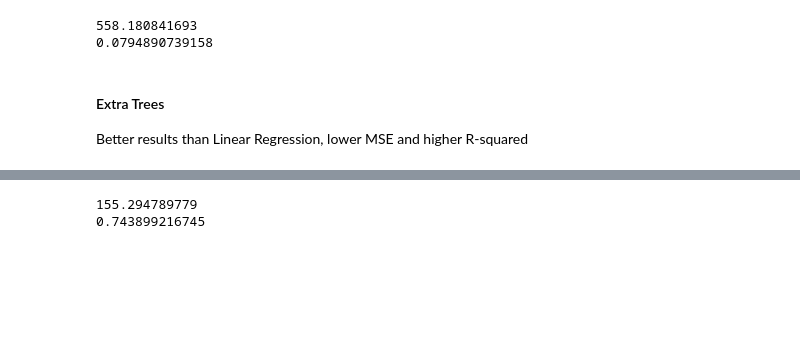
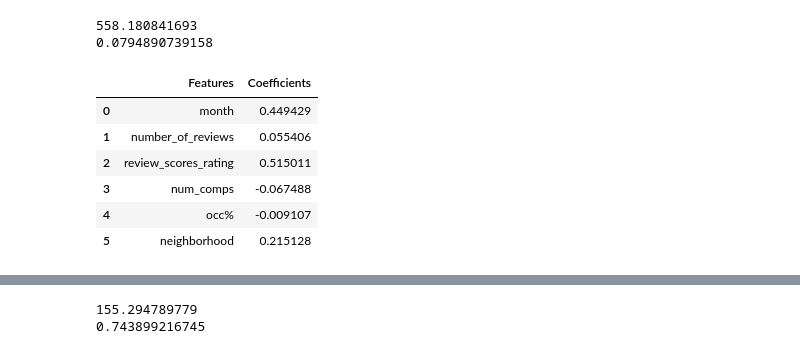
Before and after one commit to adalal80/GA-DSI, a Jupyter notebook: projects/projects-capstone/Final/Capstone-Predicting_Expected_Profit_STR.ipynb, the cells around one changed output, grey strips where cells are left out. Saved outputs shown, nothing was run; the diff lists cells and outputs as text; code cells hidden in the pictures; blank space fills up the shorter version.

```diff
--- a/projects/projects-capstone/Final/Capstone-Predicting_Expected_Profit_STR.ipynb
+++ b/projects/projects-capstone/Final/Capstone-Predicting_Expected_Profit_STR.ipynb
@@ -923,6 +923,13 @@ print r2_score(y_test,lm_pred)
 # %% [output]
 558.180841693
 0.0794890739158
-# %% [markdown]
-#### Extra Trees
-Better results than Linear Regression, lower MSE and higher R-squared
+# %%
+pd.concat([pd.Series(X15.columns,name = 'Features'),pd.Series(lm.coef_,name='Coefficients')],axis=1)
+# %% [output]
+|  | Features | Coefficients |
+| 0 | month | 0.449429 |
+| 1 | number_of_reviews | 0.055406 |
+| 2 | review_scores_rating | 0.515011 |
+| 3 | num_comps | -0.067488 |
+| 4 | occ% | -0.009107 |
+| 5 | neighborhood | 0.215128 |
```
Also changed, not shown: parts of 16 cells of this notebook, 10 other files.
